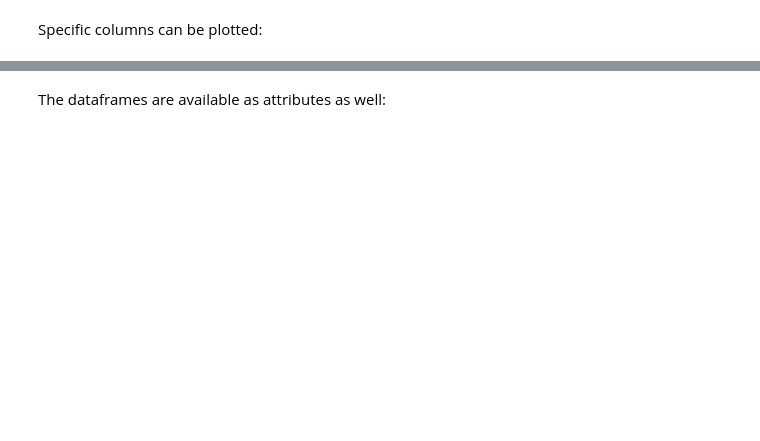
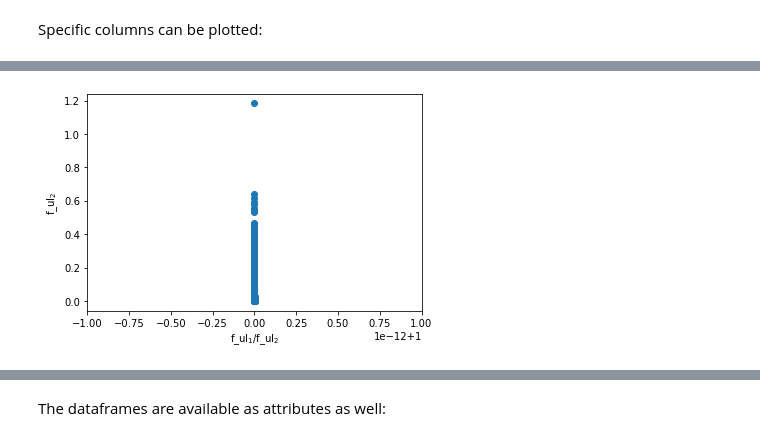
Before and after one commit to tardis-sn/carsus, a Jupyter notebook: docs/development/compare_atomic_files.ipynb, the cells around one changed output, grey strips where cells are left out. Drawn from its saved outputs; the diff is of its cells as text; code cells hidden in the pictures; blank space fills up the shorter version.

Commit message:
Plot method axis labels

```diff
--- a/docs/development/compare_atomic_files.ipynb
+++ b/docs/development/compare_atomic_files.ipynb
@@ -18,6 +18,3 @@ ATOM2_PATH = os.environ.get("ATOM2_PATH", None)
 path = "/home/atharva/workspace/code/tardis-main/carsus/kurucz_cd23_chianti_He_cmfgen_H_Si_I-II.h5"
 path2 = "/home/atharva/workspace/code/tardis-main/refdata/atom_data/kurucz_cd23_chianti_H_He.h5"
 atc = AtomDataCompare(path, path2)
-atc.setup()
-atc.set_keys_as_attributes()
-atc.compare()
@@ -134,0 +134,4 @@ atc.plot_ion_diff(key_name="lines", ion="Fe", column="wavelength")
+# %%
+atc.plot_ion_diff(key_name="lines", ion=(23,0), column="f_ul")
+# %% [output]
+[figure, added]
```
Also changed, not shown: parts of 5 cells of this notebook, 1 other file.
